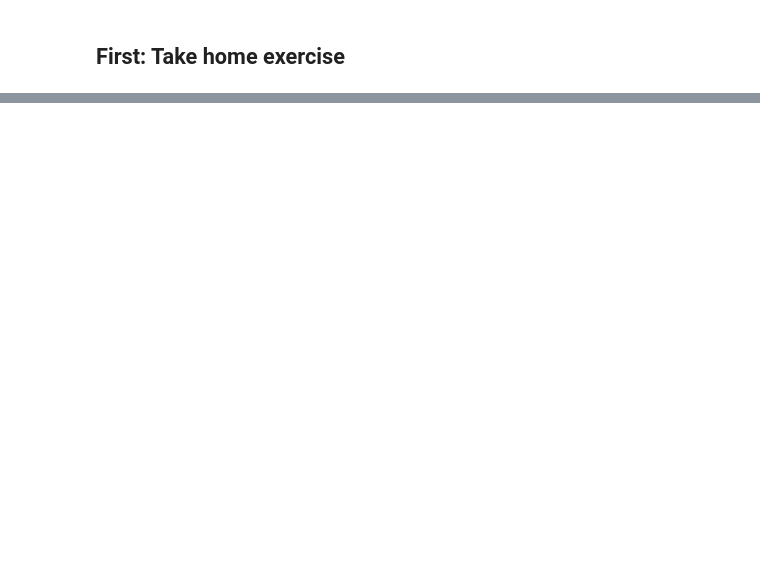
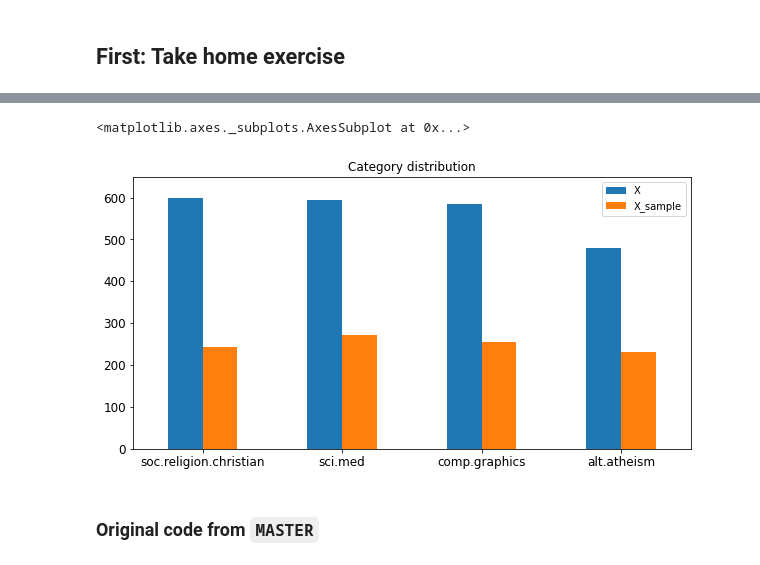
Before and after one commit to 3DebbieChen9/DM2020-Lab1-Homework1, a Jupyter notebook: DM2020_Lab1_Homework.ipynb, the cells around one changed output, grey strips where cells are left out. Cells and saved outputs as stored; diff of their text form; code cells hidden in the pictures; blank space fills up the shorter version.

```diff
--- a/DM2020_Lab1_Homework.ipynb
+++ b/DM2020_Lab1_Homework.ipynb
@@ -74,0 +443,13 @@ Experiment with other querying techniques using pandas dataframes. Refer to thei
+# %%
+dummy_duplicate_dict = [{
+                             'text': 'dummy record',
+                             'category': 1,
+                             'category_name': "dummy category"
+                        },
+                        {
+                             'text': 'dummy record',
+                             'category': 1,
+                             'category_name': "dummy category"
+                        }]
+# %%
+X = X.append(dummy_duplicate_dict, ignore_index=True)
@@ -74,0 +464,2 @@ Experiment with other querying techniques using pandas dataframes. Refer to thei
+# %%
+X.drop_duplicates(keep=False, inplace=True) # inplace applies changes directly on our dataframe
@@ -74,0 +470,2 @@ Experiment with other querying techniques using pandas dataframes. Refer to thei
+# %%
+X_sample = X.sample(n = 1000) # random state
@@ -74,0 +604,14 @@ Experiment with other querying techniques using pandas dataframes. Refer to thei
+# %%
+# Answer here
+upper_bound = max(max(X.category_name.value_counts()), max(X_sample.category_name.value_counts())) + 50
+
+pd.concat({'X': X.category_name.value_counts(),
+           'X_sample': X_sample.category_name.value_counts()}, axis=1).plot(kind = 'bar',
+                                                                            title = 'Category distribution',
+                                                                            ylim = [0, upper_bound],
+                                                                            rot = 0, fontsize = 12, figsize = (10,5))
+# %% [output]
+<matplotlib.axes._subplots.AxesSubplot at 0x...>
+[figure, added]
+# %% [markdown]
+### Original code from `MASTER`
```
Also changed, not shown: parts of 83 cells of this notebook.
